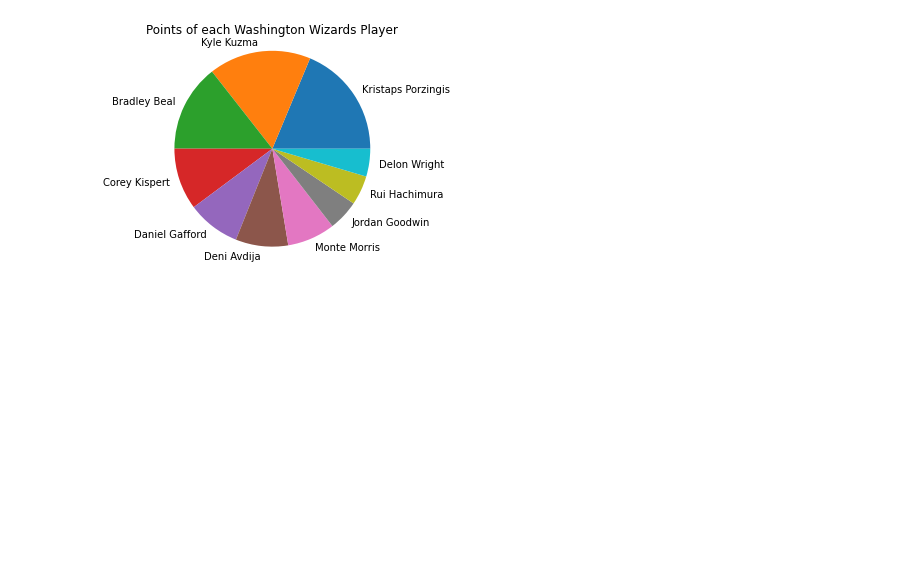
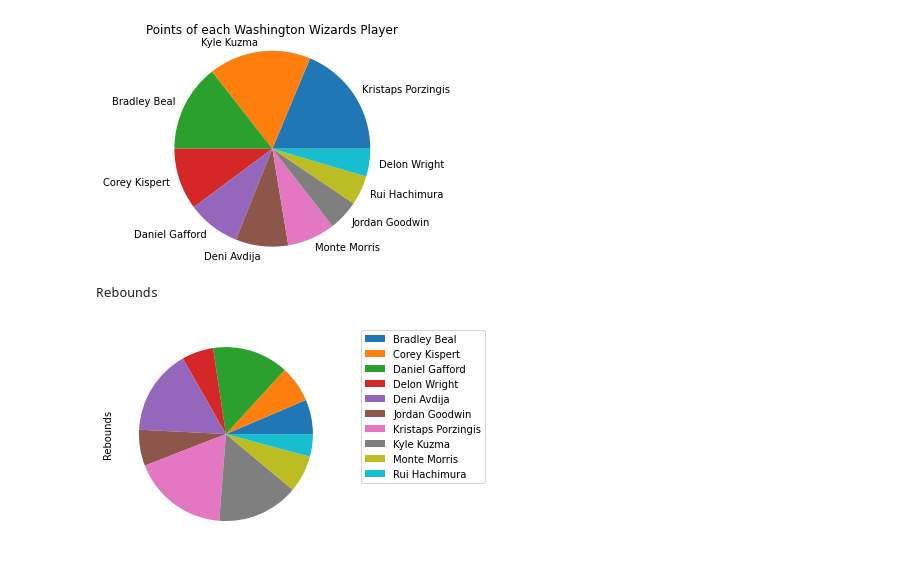
Before and after one commit to rayrayshams/Tri-3, a Jupyter notebook: _notebooks/2023-5-18-TestingCSVFiles.ipynb, the cells around one changed output. Cells and saved outputs as stored; diff of their text form; code cells hidden in the pictures; blank space fills up the shorter version.

```diff
--- a/_notebooks/2023-5-18-TestingCSVFiles.ipynb
+++ b/_notebooks/2023-5-18-TestingCSVFiles.ipynb
@@ -1473,3 +1473,17 @@ elif graph == "Pie Chart":
 plt.show()
 # %% [output]
 [figure]
+# %%
+import pandas as pd
+import numpy as np
+
+data = pd.read_csv('files/wizards.csv')
+data = data.groupby(["Player"])['Rebounds'].sum()
+
+ax = data.plot(kind='pie', labels=None, legend=True)
+ax.get_legend().set_bbox_to_anchor((1.1, 1))
+
+print("Rebounds")
+# %% [output]
+Rebounds
+[figure, added]
```
Also changed, not shown: parts of 1 cell of this notebook.
